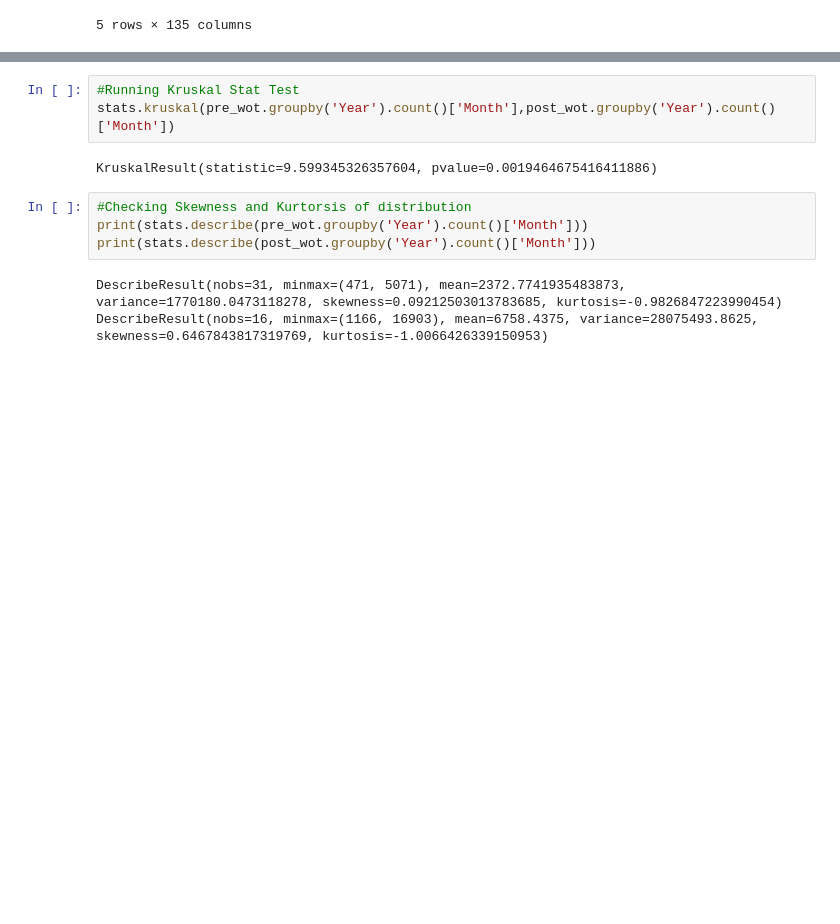
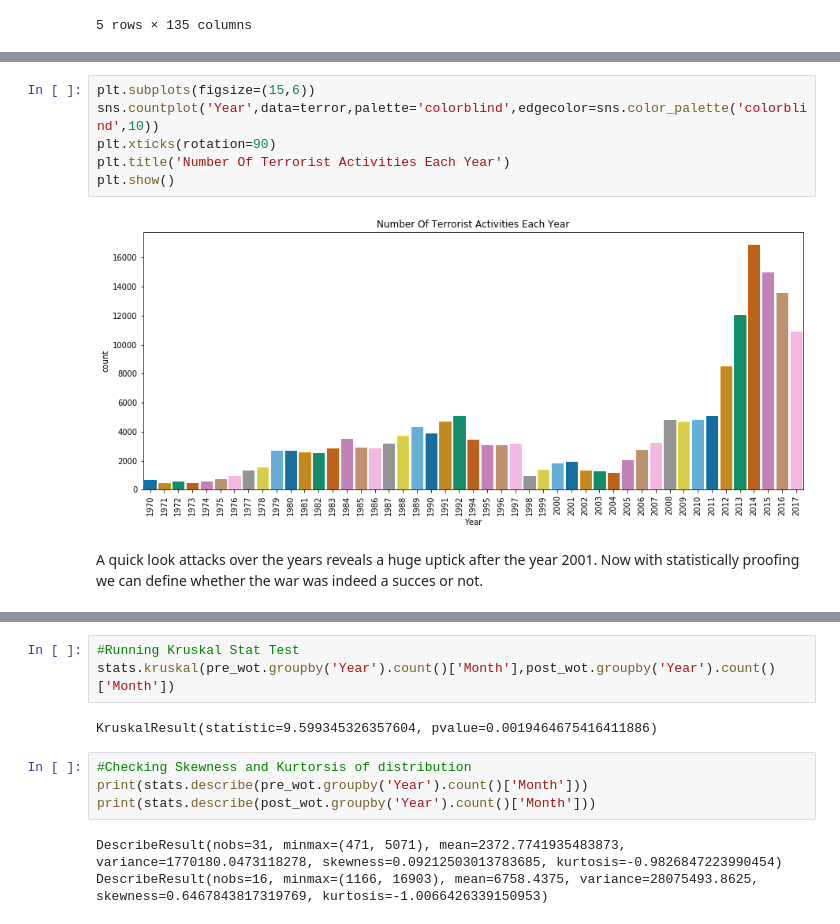
Before and after one commit to KwasiArhin/Thinkful-assignments-, a Jupyter notebook: The War on Terror.ipynb, the cells around one changed output, grey strips where cells are left out. Cells and saved outputs as stored; diff of their text form; blank space fills up the shorter version.

```diff
--- a/The War on Terror.ipynb
+++ b/The War on Terror.ipynb
@@ -59,0 +68,10 @@ pre_wot.head()
+# %%
+plt.subplots(figsize=(15,6))
+sns.countplot('Year',data=terror,palette='colorblind',edgecolor=sns.color_palette('colorblind',10))
+plt.xticks(rotation=90)
+plt.title('Number Of Terrorist Activities Each Year')
+plt.show()
+# %% [output]
+[figure, added]
+# %% [markdown]
+A quick look attacks over the years reveals a huge uptick after the year 2001. Now with statistically proofing we can define whether the war was indeed a succes or not.
```
Also changed, not shown: parts of 13 cells of this notebook.
